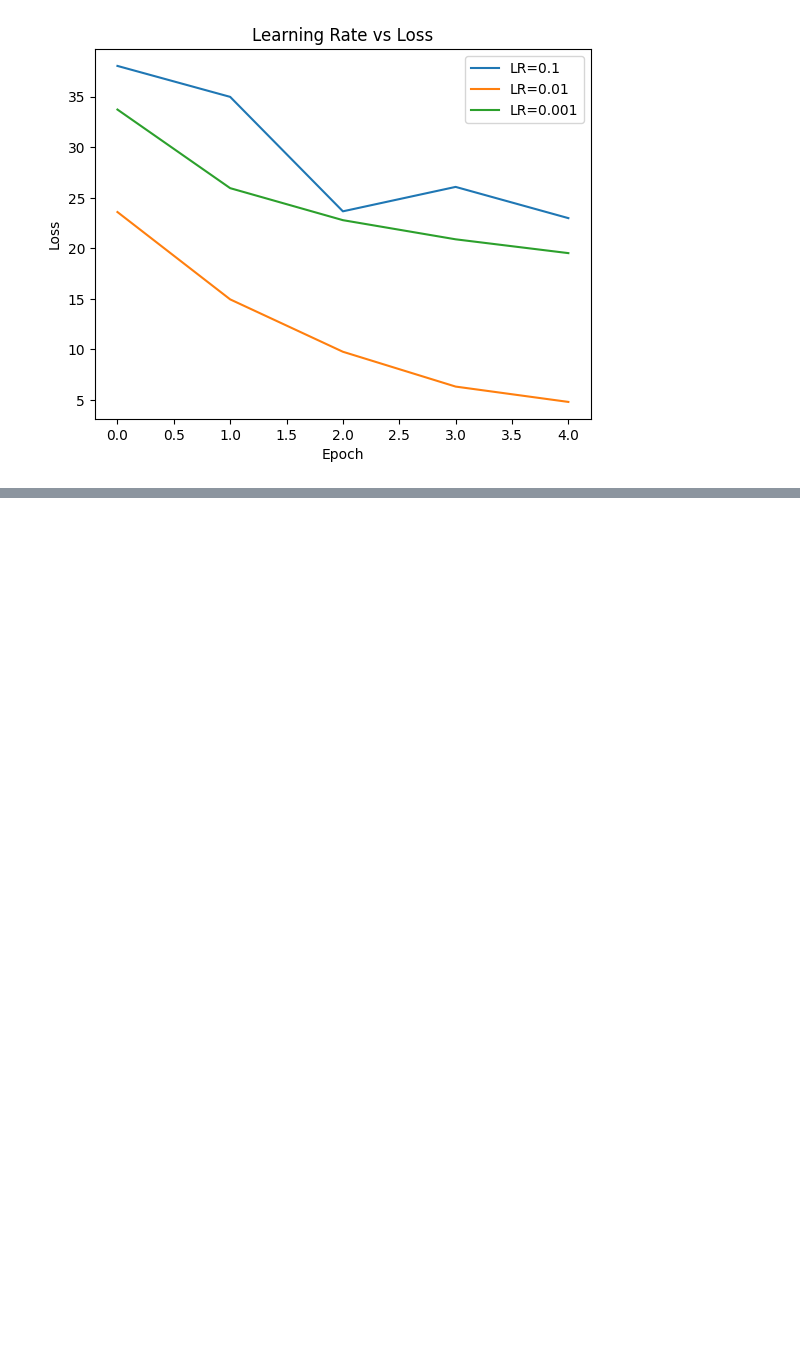
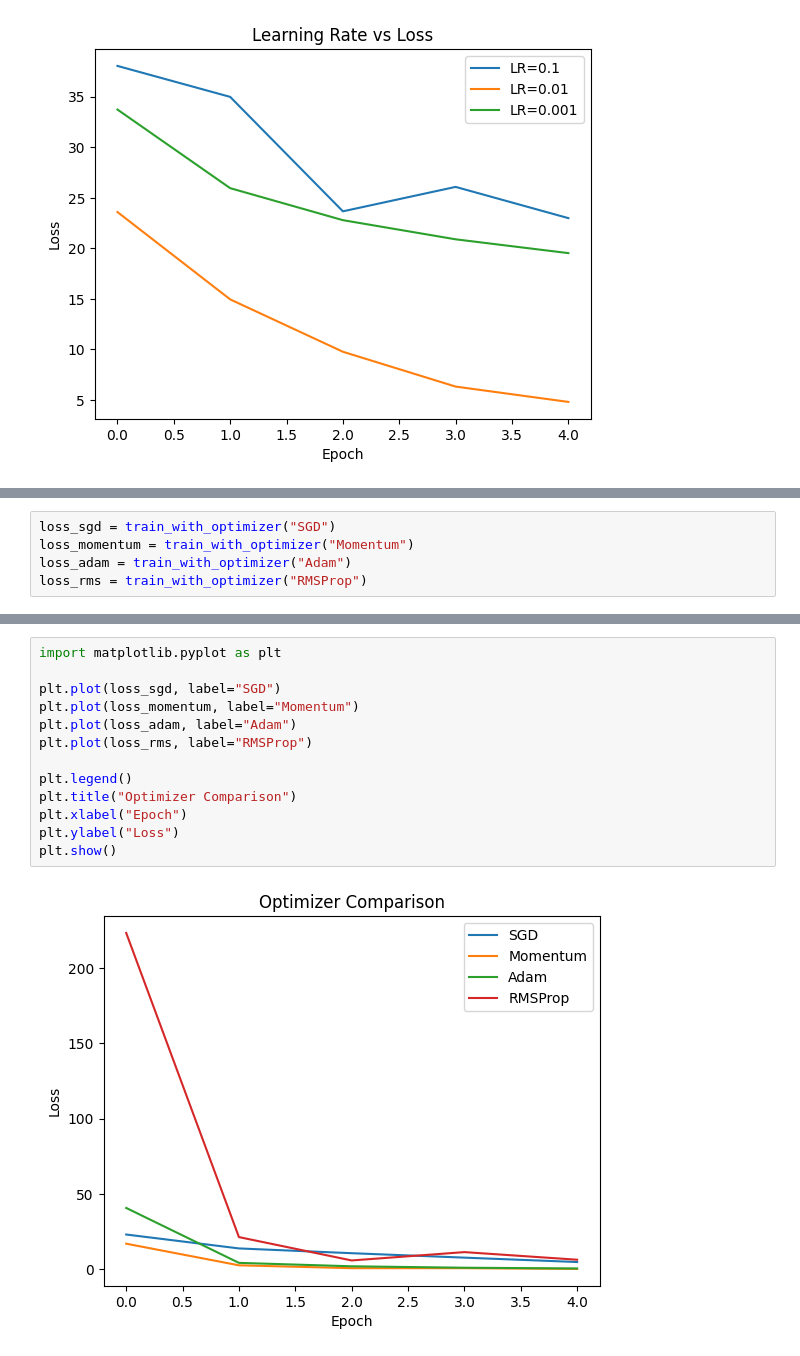
Before and after one commit to GodishalaAshwith/DeepLearning, a Jupyter notebook: DLAssignment.ipynb, the cells around one changed output, grey strips where cells are left out. Saved outputs shown, nothing was run; the diff lists cells and outputs as text; blank space fills up the shorter version.

```diff
--- a/DLAssignment.ipynb
+++ b/DLAssignment.ipynb
@@ -401,0 +443,5 @@ plt.show()
+# %%
+loss_sgd = train_with_optimizer("SGD")
+loss_momentum = train_with_optimizer("Momentum")
+loss_adam = train_with_optimizer("Adam")
+loss_rms = train_with_optimizer("RMSProp")
@@ -401,0 +469,15 @@ plt.show()
+# %%
+import matplotlib.pyplot as plt
+
+plt.plot(loss_sgd, label="SGD")
+plt.plot(loss_momentum, label="Momentum")
+plt.plot(loss_adam, label="Adam")
+plt.plot(loss_rms, label="RMSProp")
+
+plt.legend()
+plt.title("Optimizer Comparison")
+plt.xlabel("Epoch")
+plt.ylabel("Loss")
+plt.show()
+# %% [output]
+[figure, added]
```
Also changed, not shown: parts of 26 cells of this notebook.
